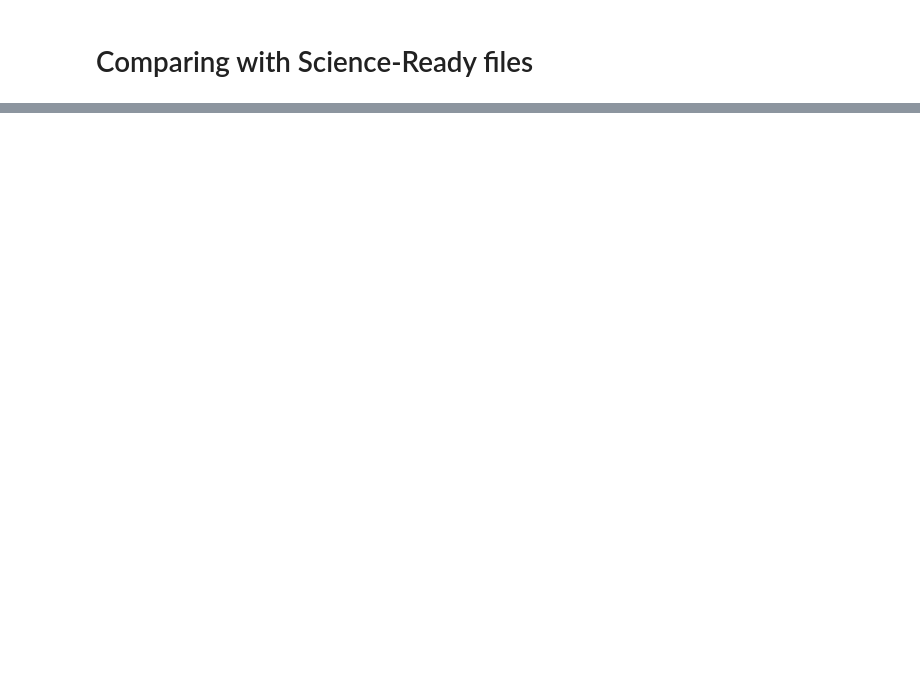
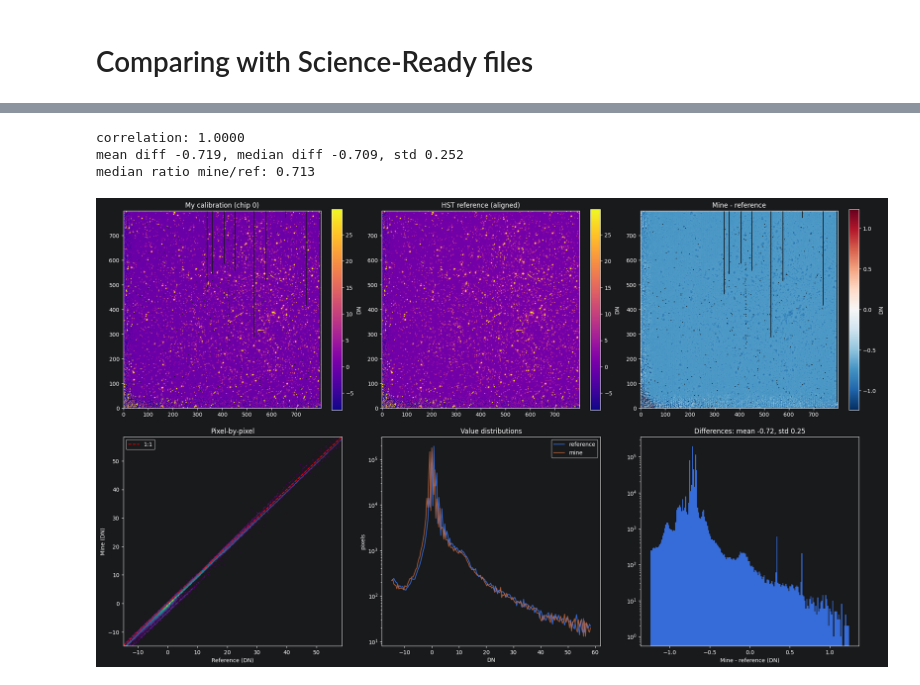
Before and after one commit to Palakshi213/SDL-Python-Assignment, a Jupyter notebook: Assignment_2/HST/hst-assignment.ipynb, the cells around one changed output, grey strips where cells are left out. Saved outputs shown, nothing was run; the diff lists cells and outputs as text; code cells hidden in the pictures; blank space fills up the shorter version.

```diff
--- a/Assignment_2/HST/hst-assignment.ipynb
+++ b/Assignment_2/HST/hst-assignment.ipynb
@@ -812,5 +890,10 @@ def compare_to_reference(mine_all, ref, chip):
     print(f"median ratio mine/ref: {np.nanmedian(ratio[np.isfinite(ratio)]):.3f}")
     return fig
 # %%
-fig = compare_to_reference(raw_data_flat_corrected, aligned, chip=0)
+fig = compare_to_reference(sky_corrected, aligned, chip=0)
 plt.show()
+# %% [output]
+correlation: 1.0000
+mean diff -0.719, median diff -0.709, std 0.252
+median ratio mine/ref: 0.713
+[figure, added]
```
Also changed, not shown: parts of 10 cells of this notebook, 7 other files.
